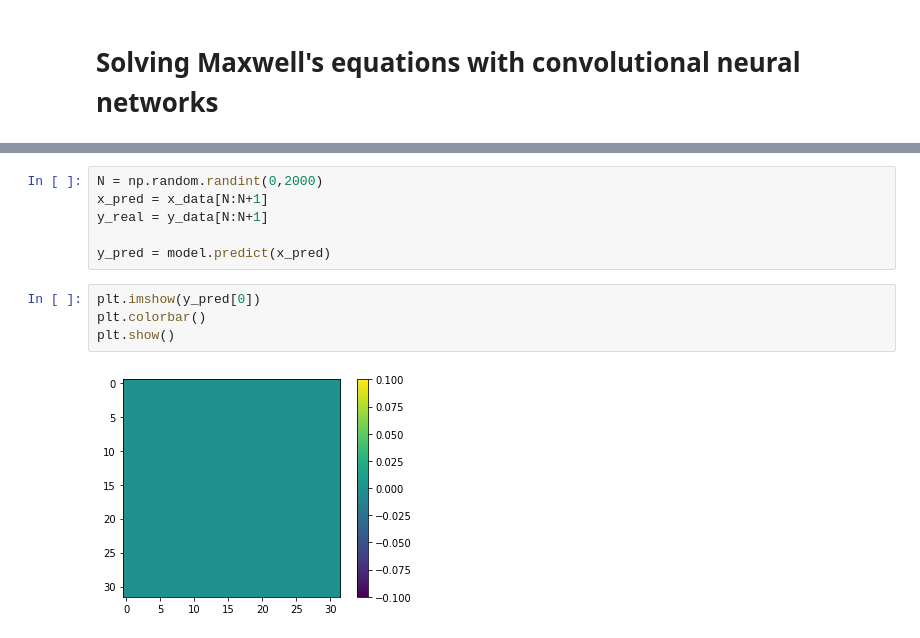
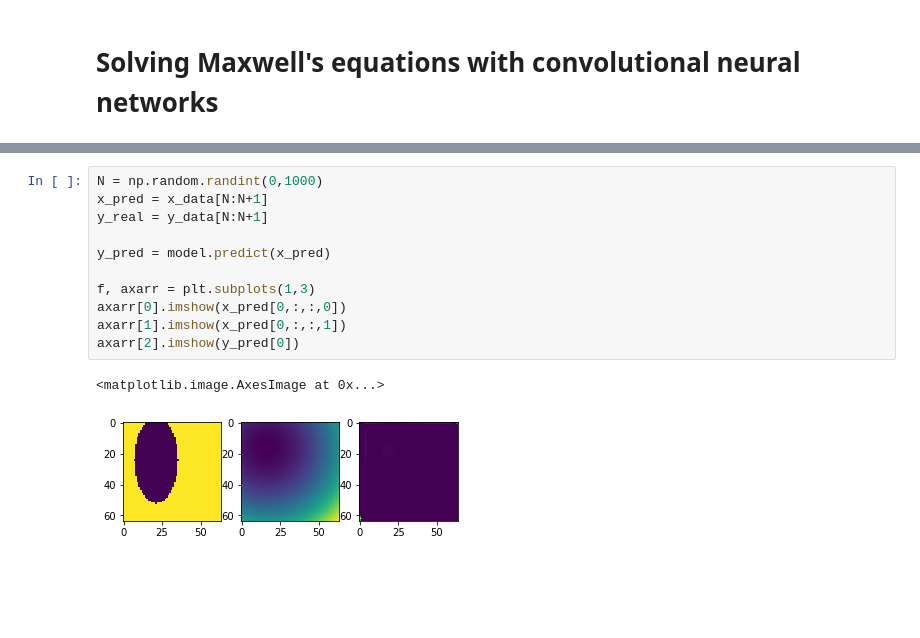
Before and after one commit to bencbartlett/neural-maxwell, a Jupyter notebook: CS229_Final_Project.ipynb, the cells around one changed output, grey strips where cells are left out. Saved outputs shown, nothing was run; the diff lists cells and outputs as text; blank space fills up the shorter version.

```diff
--- a/CS229_Final_Project.ipynb
+++ b/CS229_Final_Project.ipynb
@@ -321,12 +271,14 @@ plt.show()
 # %%
-N = np.random.randint(0,2000)
+N = np.random.randint(0,1000)
 x_pred = x_data[N:N+1]
 y_real = y_data[N:N+1]
 
 y_pred = model.predict(x_pred)
+
+f, axarr = plt.subplots(1,3)
+axarr[0].imshow(x_pred[0,:,:,0])
+axarr[1].imshow(x_pred[0,:,:,1])
+axarr[2].imshow(y_pred[0])
+# %% [output]
+<matplotlib.image.AxesImage at 0x...>
+[figure, added]
-# %%
-plt.imshow(y_pred[0])
-plt.colorbar()
-plt.show()
-# %% [output]
-[figure, removed]
```
Also changed, not shown: parts of 21 cells of this notebook, 2 other files.
